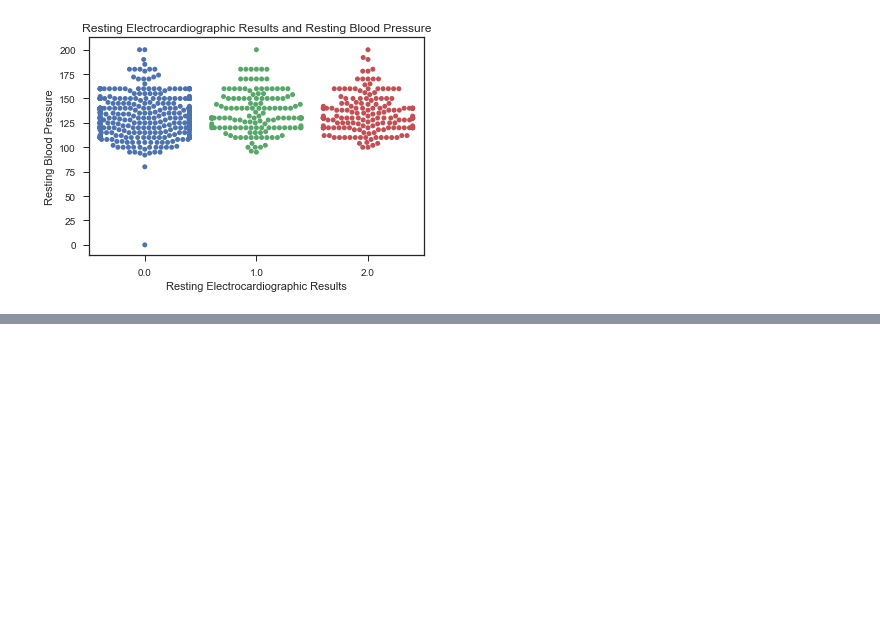
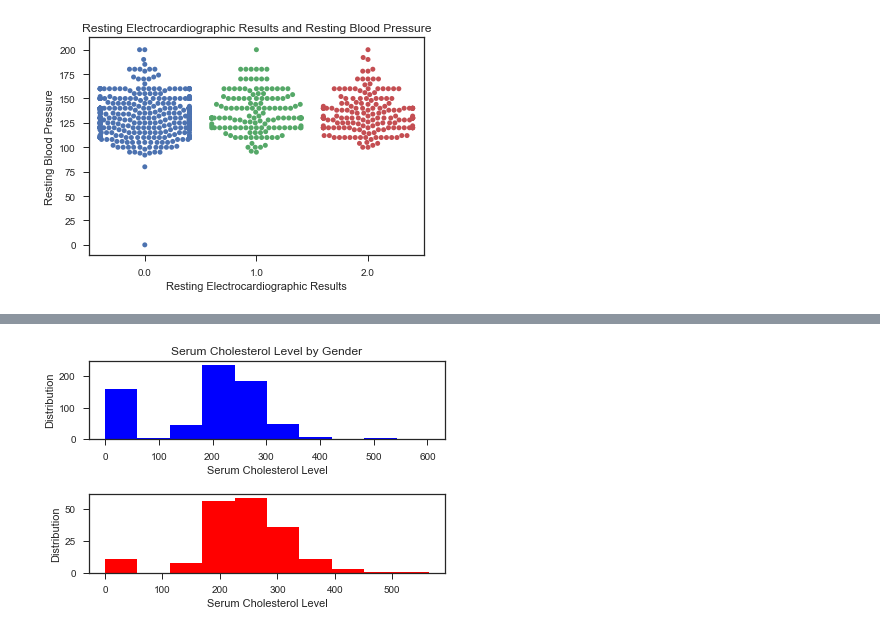
Before and after one commit to obaccus0907/CapstoneProject, a Jupyter notebook: Capstone Data Storytelling/Capstone Data Storytelling.ipynb, the cells around one changed output, grey strips where cells are left out. Drawn from its saved outputs; the diff is of its cells as text; code cells hidden in the pictures; blank space fills up the shorter version.

```diff
--- a/Capstone Data Storytelling/Capstone Data Storytelling.ipynb
+++ b/Capstone Data Storytelling/Capstone Data Storytelling.ipynb
@@ -144,0 +177,15 @@ Text(0.5,1,'Resting Electrocardiographic Results and Resting Blood Pressure')
+# %%
+#Histogram plot for males and female serum cholesterol levels
+plt.subplot(2,1,1)
+plt.hist(male.scl.dropna(), color='blue')
+plt.title('Serum Cholesterol Level by Gender')
+plt.xlabel('Serum Cholesterol Level')
+plt.ylabel('Distribution')
+plt.subplot(2,1,2)
+plt.hist(female.scl.dropna(), color='red')
+plt.xlabel('Serum Cholesterol Level')
+plt.ylabel('Distribution')
+plt.tight_layout()
+plt.show()
+# %% [output]
+[figure, added]
```
Also changed, not shown: parts of 3 cells of this notebook, 1 other file.
